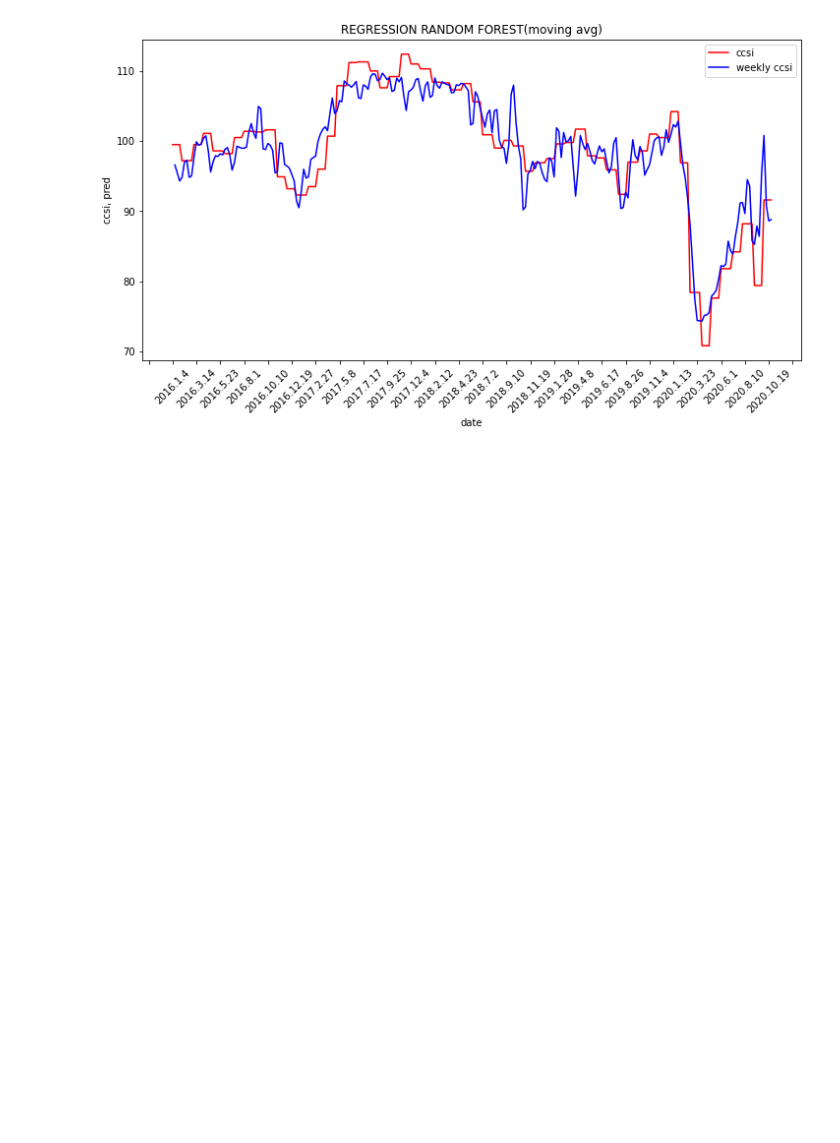
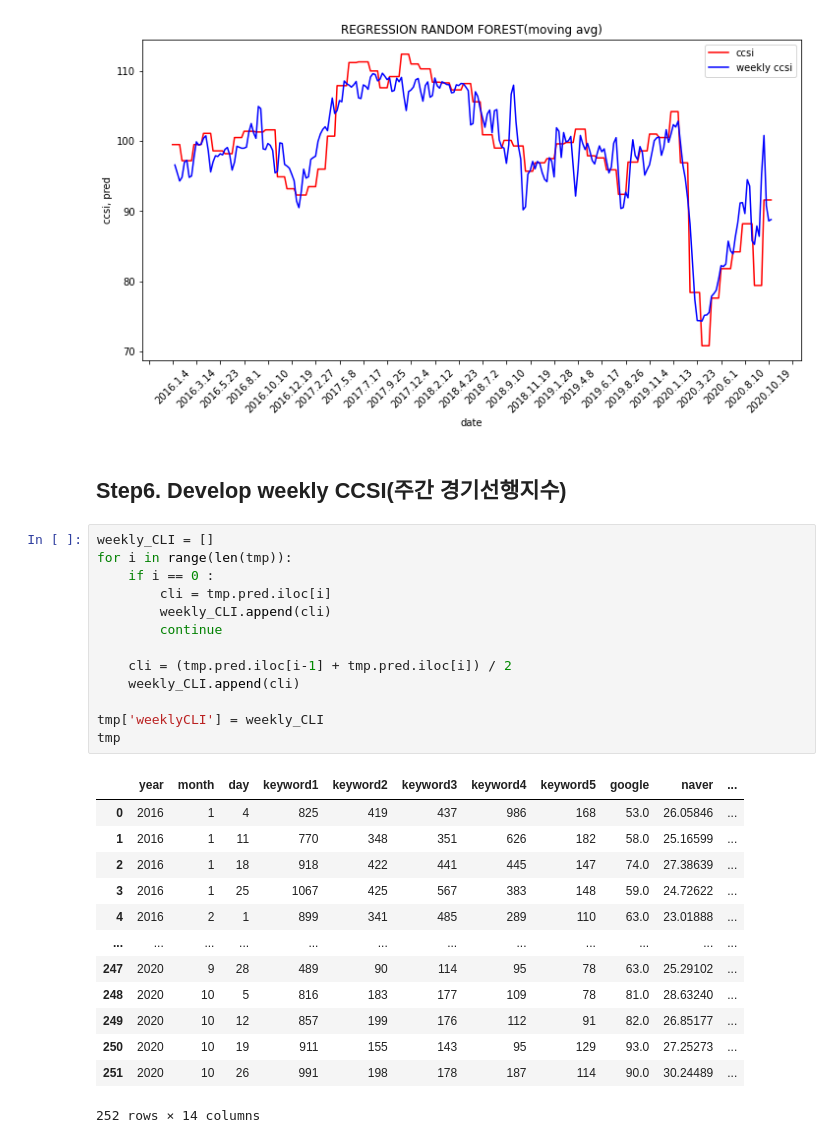
Before and after one commit to 2hyes/CLI-development, a Jupyter notebook: prediction-randomforest.ipynb, the cells around one changed output. Cells and saved outputs as stored; diff of their text form; blank space fills up the shorter version.

Commit message:
[12th week] Add 'Step6. Develop weekly CCSI' code

```diff
--- a/prediction-randomforest.ipynb
+++ b/prediction-randomforest.ipynb
@@ -143,3 +142,32 @@ plt.legend()
 plt.show()
 # %% [output]
 [figure]
+# %% [markdown]
+## Step6. Develop weekly CCSI(주간 경기선행지수)
+# %%
+weekly_CLI = []
+for i in range(len(tmp)):
+    if i == 0 :
+        cli = tmp.pred.iloc[i]
+        weekly_CLI.append(cli)
+        continue
+
+    cli = (tmp.pred.iloc[i-1] + tmp.pred.iloc[i]) / 2
+    weekly_CLI.append(cli)
+
+tmp['weeklyCLI'] = weekly_CLI
+tmp
+# %% [output]
+|  | year | month | day | keyword1 | keyword2 | keyword3 | keyword4 | keyword5 | google | naver | ... |
+| 0 | 2016 | 1 | 4 | 825 | 419 | 437 | 986 | 168 | 53.0 | 26.05846 | ... |
+| 1 | 2016 | 1 | 11 | 770 | 348 | 351 | 626 | 182 | 58.0 | 25.16599 | ... |
+| 2 | 2016 | 1 | 18 | 918 | 422 | 441 | 445 | 147 | 74.0 | 27.38639 | ... |
+| 3 | 2016 | 1 | 25 | 1067 | 425 | 567 | 383 | 148 | 59.0 | 24.72622 | ... |
+| 4 | 2016 | 2 | 1 | 899 | 341 | 485 | 289 | 110 | 63.0 | 23.01888 | ... |
+| ... | ... | ... | ... | ... | ... | ... | ... | ... | ... | ... | ... |
+| 247 | 2020 | 9 | 28 | 489 | 90 | 114 | 95 | 78 | 63.0 | 25.29102 | ... |
+| 248 | 2020 | 10 | 5 | 816 | 183 | 177 | 109 | 78 | 81.0 | 28.63240 | ... |
+| 249 | 2020 | 10 | 12 | 857 | 199 | 176 | 112 | 91 | 82.0 | 26.85177 | ... |
+| 250 | 2020 | 10 | 19 | 911 | 155 | 143 | 95 | 129 | 93.0 | 27.25273 | ... |
+| 251 | 2020 | 10 | 26 | 991 | 198 | 178 | 187 | 114 | 90.0 | 30.24489 | ... |
+252 rows × 14 columns
```
Also changed, not shown: parts of 2 cells of this notebook.
